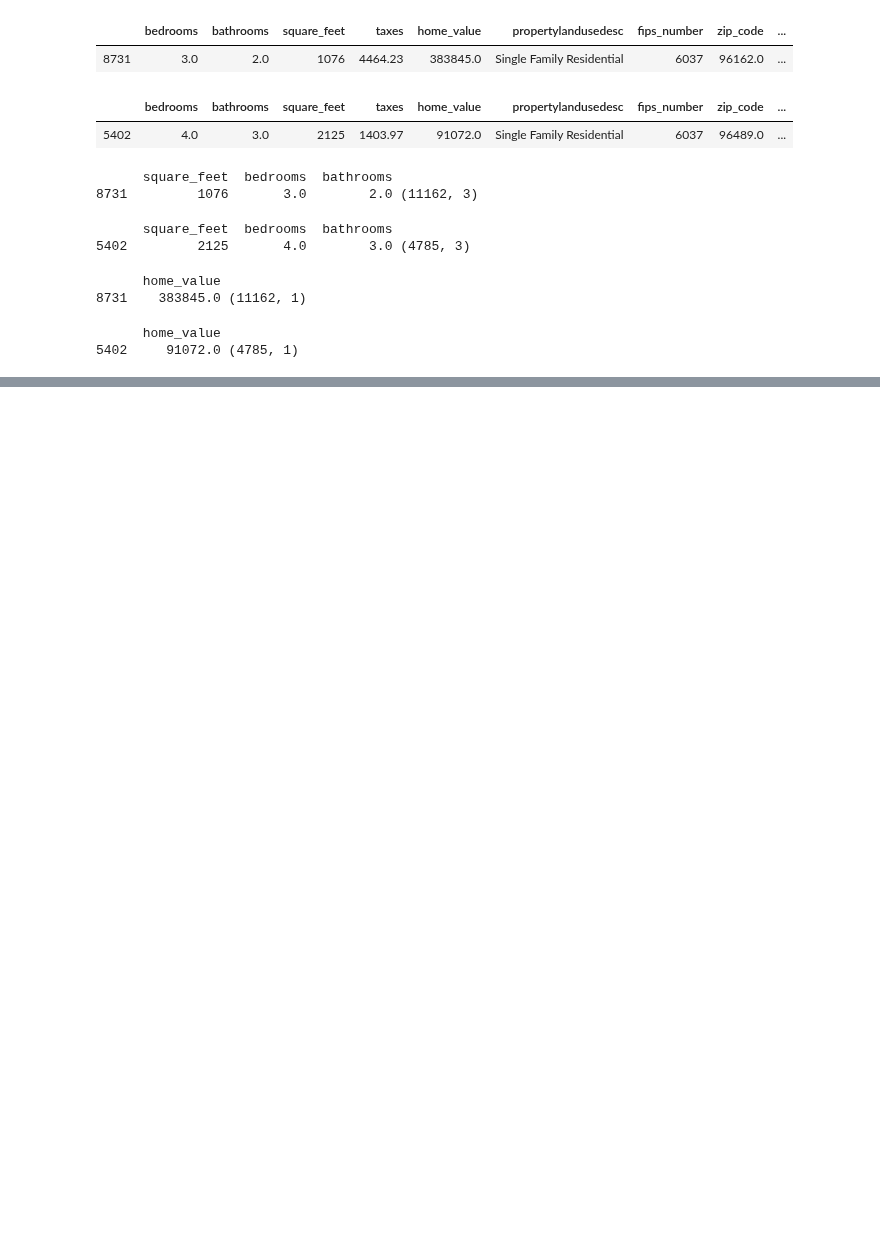
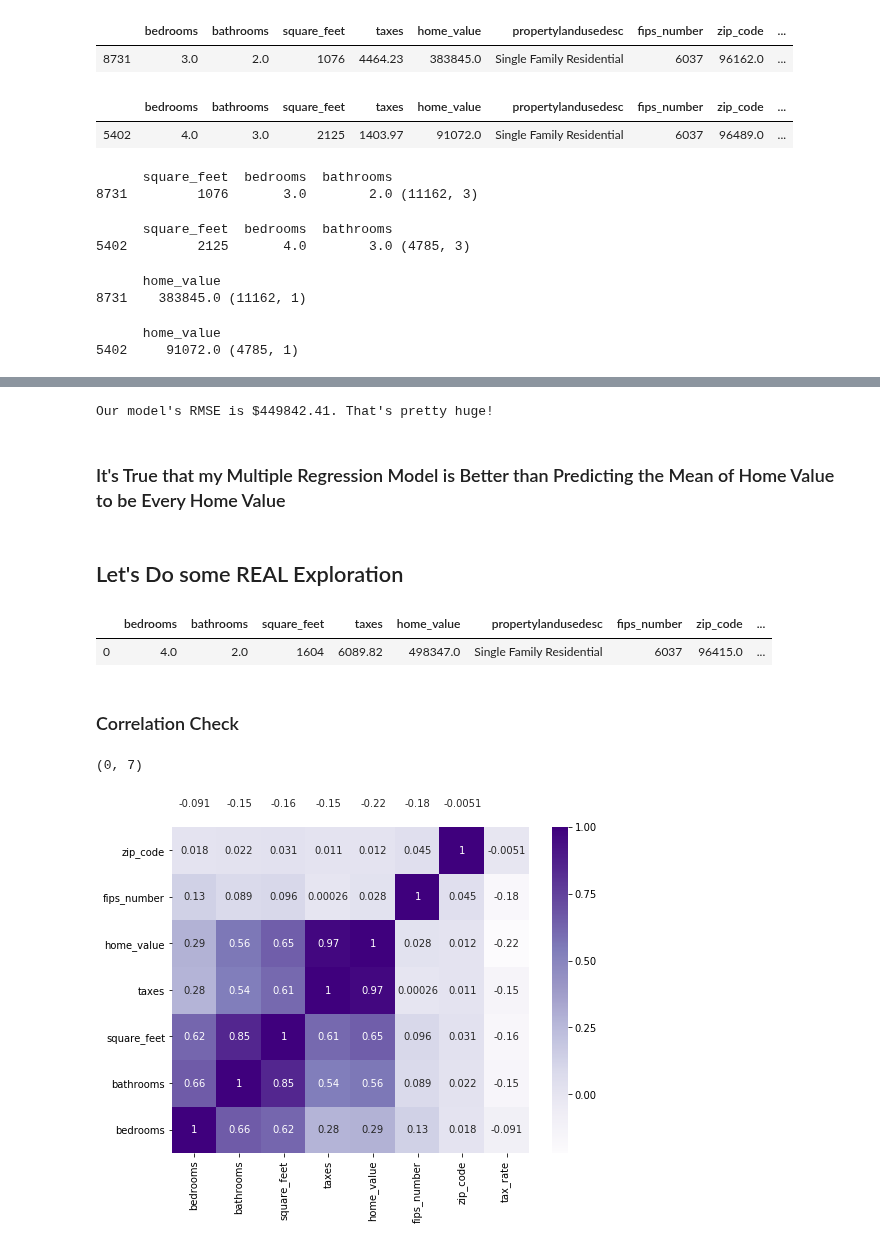
Before and after one commit to faithkane3/zillow_project, a Jupyter notebook: zillow_project_walkthrough.ipynb, the cells around one changed output, grey strips where cells are left out. Saved outputs shown, nothing was run; the diff lists cells and outputs as text; code cells hidden in the pictures; blank space fills up the shorter version.

```diff
--- a/zillow_project_walkthrough.ipynb
+++ b/zillow_project_walkthrough.ipynb
@@ -292,0 +335,22 @@ X_train_scaled.head(3), X_test_scaled.head(3)
+# %%
+print(f'Our model\'s RMSE is ${round(RMSE,2)}. That\'s pretty huge!')
+# %% [output]
+Our model's RMSE is $449842.41. That's pretty huge!
+# %% [markdown]
+### It's True that my Multiple Regression Model is Better than Predicting the Mean of Home Value to be Every Home Value
+# %% [markdown]
+## Let's Do some REAL Exploration
+# %%
+df.head(1)
+# %% [output]
+|  | bedrooms | bathrooms | square_feet | taxes | home_value | propertylandusedesc | fips_number | zip_code | ... |
+| 0 | 4.0 | 2.0 | 1604 | 6089.82 | 498347.0 | Single Family Residential | 6037 | 96415.0 | ... |
+# %% [markdown]
+### Correlation Check
+# %%
+plt.figure(figsize=(8,6))
+sns.heatmap(train.corr(), cmap='Purples', annot=True)
+plt.ylim(0, 7)
+# %% [output]
+(0, 7)
+[figure, added]
```
Also changed, not shown: parts of 53 cells of this notebook, 3 other files.
